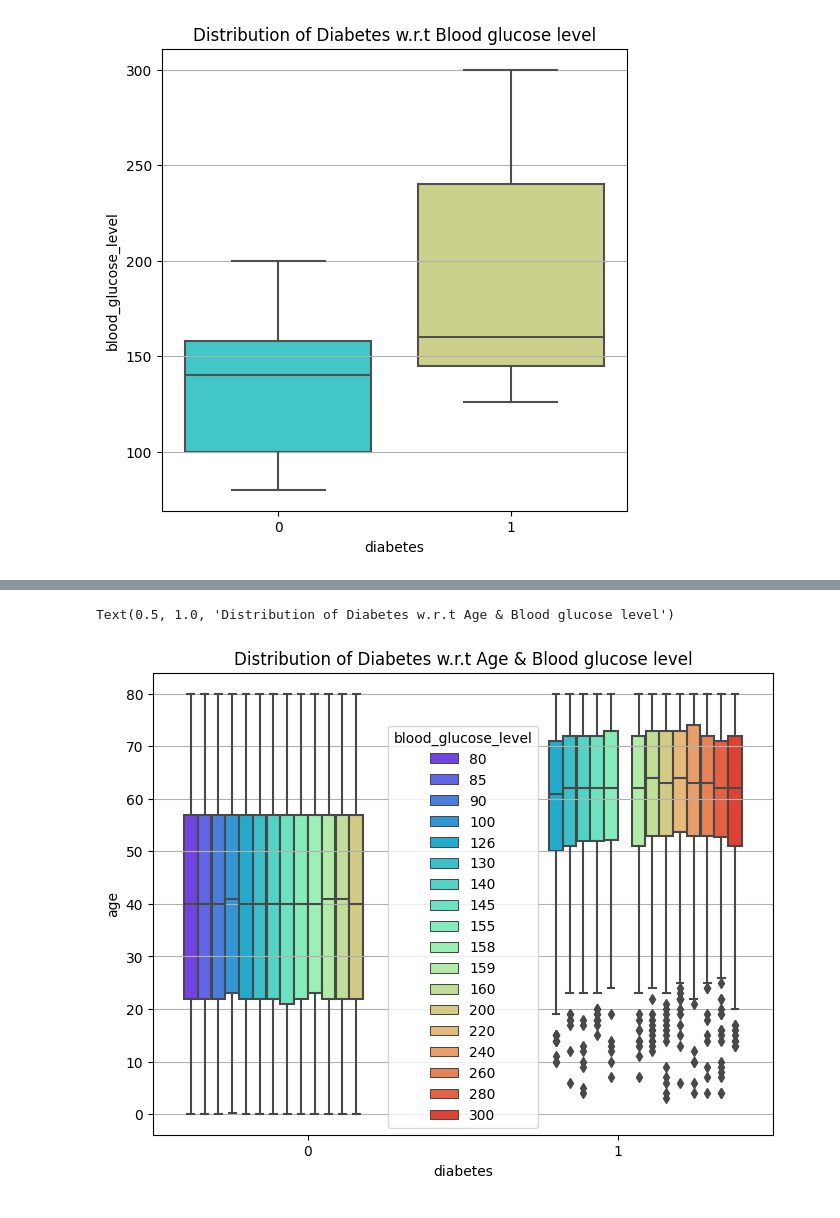
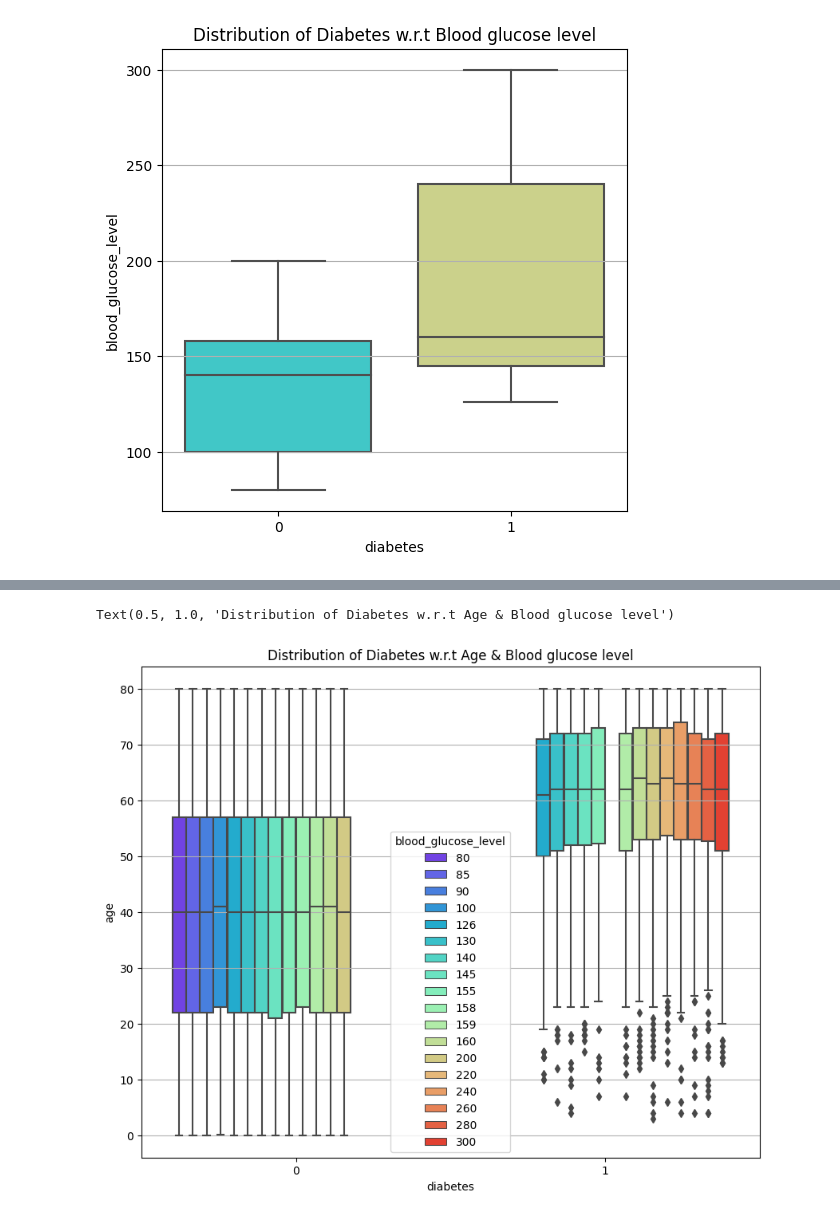
Before and after one commit to pdpavandesai/MergingDiabetesData, a Jupyter notebook: MustafaDatasetAnalysis.ipynb, the cells around one changed output, grey strips where cells are left out. Saved outputs shown, nothing was run; the diff lists cells and outputs as text; code cells hidden in the pictures.

```diff
--- a/MustafaDatasetAnalysis.ipynb
+++ b/MustafaDatasetAnalysis.ipynb
@@ -183,7 +182,7 @@ Text(0.5, 1.0, 'Distribution of Diabetes w.r.t Age & HbA1c_level')
 # %%
-plt.figure(figsize=(8,6))
+plt.figure(figsize=(10,8))
 sns.boxplot(data=mustafaDataset_Actual_Copy,x='diabetes',y='age',hue='blood_glucose_level',palette='rainbow').yaxis.grid(True)
 plt.title('Distribution of Diabetes w.r.t Age & Blood glucose level')
 # %% [output]
 Text(0.5, 1.0, 'Distribution of Diabetes w.r.t Age & Blood glucose level')
-[figure, old version]
+[figure, new version]
```
Also changed, not shown: parts of 14 cells of this notebook.
